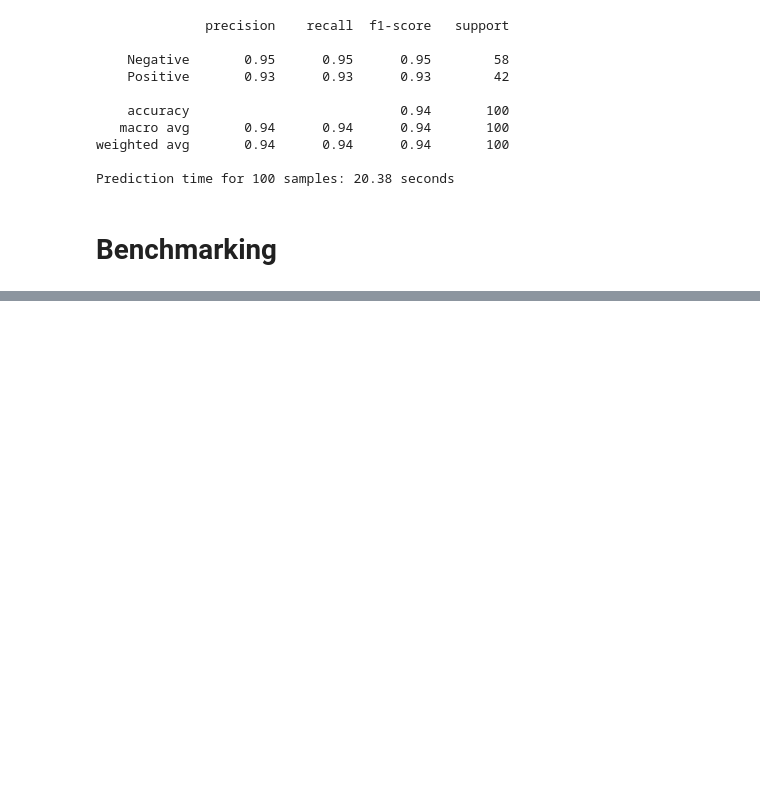
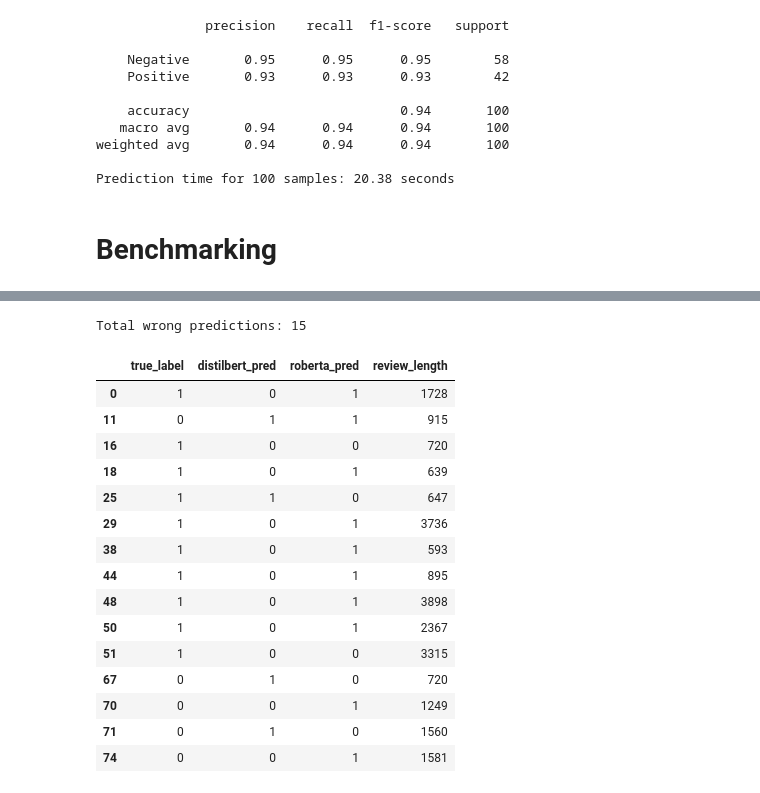
Before and after one commit to senneloobuyck/Sentiment-Analysis-for-IMDB-Movie-Ratings, a Jupyter notebook: training.ipynb, the cells around one changed output, grey strips where cells are left out. Saved outputs shown, nothing was run; the diff lists cells and outputs as text; code cells hidden in the pictures; blank space fills up the shorter version.

Commit message:
Troubleshooting: added closer look to wrong predictions and review length

```diff
--- a/training.ipynb
+++ b/training.ipynb
@@ -188,3 +188,36 @@ Review: Okay, so this series kind of takes the route of 'here we go again!' Week
 Review: Honestly - this short film sucks. the dummy used in the necro scene is pretty well made but still phony enough looking to ruin the viewing experience. the Unearthed DVD is crisp and clear and  ...
 True label: 0, DistilBERT prediction: 1, RoBERTa prediction: 0
 ---
+# %%
+comparison_df = pd.DataFrame({
+    "true_label": true_labels,
+    "distilbert_pred": y_pred_distil,
+    "roberta_pred": y_pred_roberta,
+    "review_length": data["review_length"]
+})
+
+wrong_predictions_df = comparison_df[
+    (comparison_df["distilbert_pred"] != comparison_df["true_label"]) |
+    (comparison_df["roberta_pred"] != comparison_df["true_label"])
+]
+
+print(f"Total wrong predictions: {len(wrong_predictions_df)}")
+display(wrong_predictions_df)
+# %% [output]
+Total wrong predictions: 15
+|  | true_label | distilbert_pred | roberta_pred | review_length |
+| 0 | 1 | 0 | 1 | 1728 |
+| 11 | 0 | 1 | 1 | 915 |
+| 16 | 1 | 0 | 0 | 720 |
+| 18 | 1 | 0 | 1 | 639 |
+| 25 | 1 | 1 | 0 | 647 |
+| 29 | 1 | 0 | 1 | 3736 |
+| 38 | 1 | 0 | 1 | 593 |
+| 44 | 1 | 0 | 1 | 895 |
+| 48 | 1 | 0 | 1 | 3898 |
+| 50 | 1 | 0 | 1 | 2367 |
+| 51 | 1 | 0 | 0 | 3315 |
+| 67 | 0 | 1 | 0 | 720 |
+| 70 | 0 | 0 | 1 | 1249 |
+| 71 | 0 | 1 | 0 | 1560 |
+| 74 | 0 | 0 | 1 | 1581 |
```
